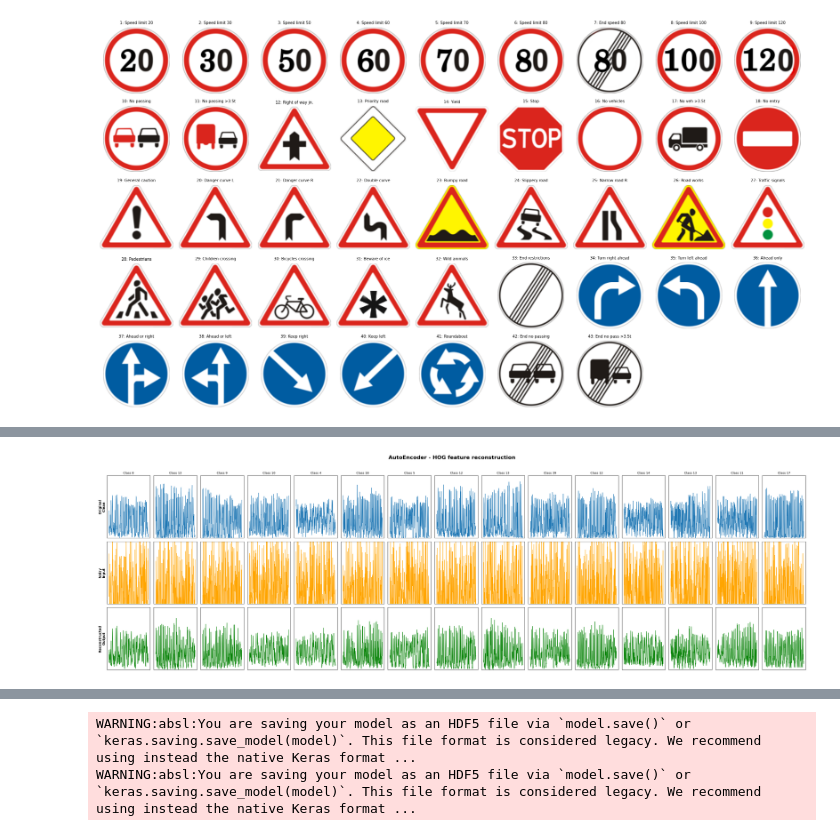
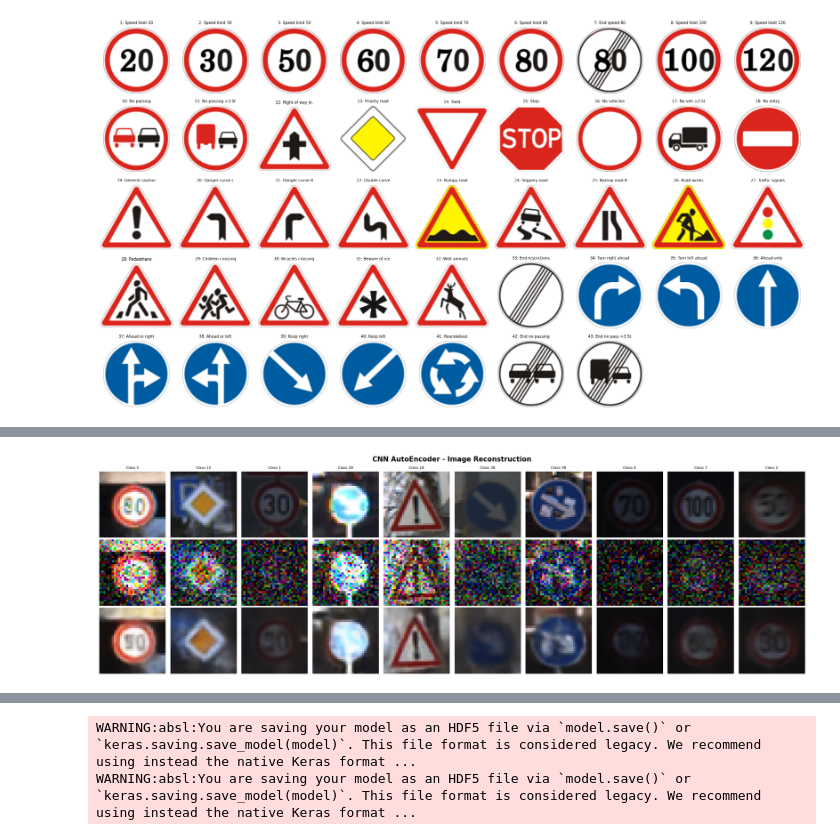
Before and after one commit to Engshadow/Autonomous-Vehicle-Perception-Module, a Jupyter notebook: Project.ipynb, the cells around one changed output, grey strips where cells are left out. Drawn from its saved outputs; the diff is of its cells as text; code cells hidden in the pictures.

```diff
--- a/Project.ipynb
+++ b/Project.ipynb
@@ -202 +227,5 @@ Train: 39209 | Test: 12630
+# %%
+y_train = train_df['label'].values
+y_val   = val_df['label'].values
+y_test  = test_df['label'].values
 # %%
@@ -217,8 +249,9 @@ np.save(os.path.join(save_path, "x_test_scaled.npy"), x_test_scaled)
 # %%
 # Applying PCA for Dimensionality Reduction
 pca = PCA(n_components=0.95)
-x_train_pca = pca.fit_transform(x_train_scaled)
-x_test_pca = pca.transform(x_test_scaled)
+x_train_pca = pca.fit_transform(x_train_s)
+x_val_pca   = pca.transform(x_val_s)
+x_test_pca  = pca.transform(x_test_s)
 
 # Plotting the explained variance ratio
 plt.figure(figsize=(10, 6))
@@ -643,11 +818,11 @@ Model: "functional_6"
  Non-trainable params: 0 (0.00 B)
 # %%
-history = autoencoder.fit(
-    x_train_noisy, x_train_normalized,
-    epochs=100,
-    batch_size=120,
+history_ae = autoencoder.fit(
+    x_train_noisy, x_train_img,
+    epochs=40,
+    batch_size=32,
     shuffle=True,
-    validation_data=(x_test_noisy, x_test_normalized),
+    validation_data=(x_val_noisy, x_val_img),
     verbose=1
 )
 # %% [output]
@@ -685,46 +859,42 @@ plt.grid(True, alpha=0.3)
 # %%
 print("\nGenerating reconstructed features")
+
 x_train_reconstructed = autoencoder.predict(x_train_noisy)
-x_test_reconstructed = autoencoder.predict(x_test_noisy)
+x_val_reconstructed   = autoencoder.predict(x_val_noisy)
+x_test_reconstructed  = autoencoder.predict(x_test_noisy)
 
-n_samples = 15
-sample_indices = np.random.choice(len(x_test_normalized), n_samples, replace=False)
+n_samples = 10
+sample_indices = np.random.choice(len(x_test_img), n_samples, replace=False)
 
-fig, axes = plt.subplots(3, n_samples, figsize=(30, 9))
+fig, axes = plt.subplots(3, n_samples, figsize=(22, 7))
 
 for i, idx in enumerate(sample_indices):
-    #clean features
-    axes[0, i].plot(x_test_normalized[idx], linewidth=1)
-    axes[0, i].set_ylim([0, 1])
-    axes[0, i].set_xticks([])
-    axes[0, i].set_yticks([])
+    # Clean images
+    axes[0, i].imshow(x_test_img[idx])
+    axes[0, i].axis('off')
     if i == 0:
-        axes[0, i].set_ylabel('Original\nClean', fontsize=10, fontweight='bold')
+        axes[0, i].set_ylabel('Clean',
+                               fontsize=10, fontweight='bold')
 
-    #Noisy features
-    axes[1, i].plot(x_test_noisy[idx], linewidth=1, color='orange')
-    axes[1, i].set_ylim([0, 1])
-    axes[1, i].set_xticks([])
-    axes[1, i].set_yticks([])
+    # Noisy images
+    axes[1, i].imshow(x_test_noisy[idx])
+    axes[1, i].axis('off')
     if i == 0:
-        axes[1, i].set_ylabel('Noisy\nInput', fontsize=10, fontweight='bold')
+        axes[1, i].set_ylabel('Noisy',
+                               fontsize=10, fontweight='bold')
 
-    # Reconstructed Features
-    axes[2, i].plot(x_test_reconstructed[idx], linewidth=1, color='green')
-    axes[2, i].set_ylim([0, 1])
-    axes[2, i].set_xticks([])
-    axes[2, i].set_yticks([])
+    # Reconstructed images
+    axes[2, i].imshow(x_test_reconstructed[idx])
+    axes[2, i].axis('off')
     if i == 0:
-        axes[2, i].set_ylabel('Reconstructed\nOutput', fontsize=10, fontweight='bold')
+        axes[2, i].set_ylabel('Reconstructed',
+                               fontsize=10, fontweight='bold')
 
-    axes[0, i].set_title(f'Class {y_test[idx]}', fontsize=9)
+    axes[0, i].set_title(f'Class {y_test[idx]}', fontsize=8)
 
-plt.suptitle('AutoEncoder - HOG feature reconstruction', fontsize=16, fontweight='bold', y=1.02)
+plt.suptitle('CNN AutoEncoder - Image Reconstruction',
+             fontsize=15, fontweight='bold')
 plt.tight_layout()
 plt.show()
-
-mse_train = np.mean((x_train_normalized - x_train_reconstructed) ** 2)
-
-mse_test = np.mean((x_test_normalized - x_test_reconstructed) ** 2)
 # %% [output]
 Generating reconstructed features
@@ -733 +904 @@ Generating reconstructed features
-[figure, old version]
+[figure, new version]
```
Also changed, not shown: parts of 36 cells of this notebook, 7 other files.
